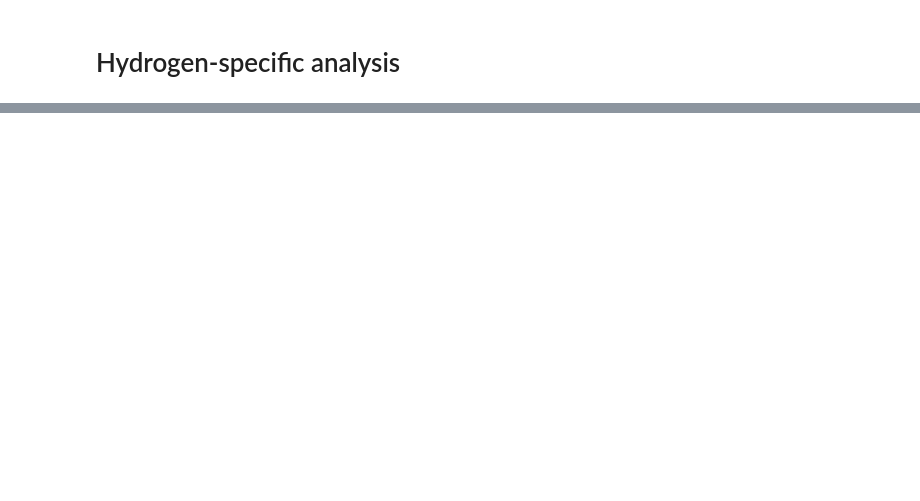
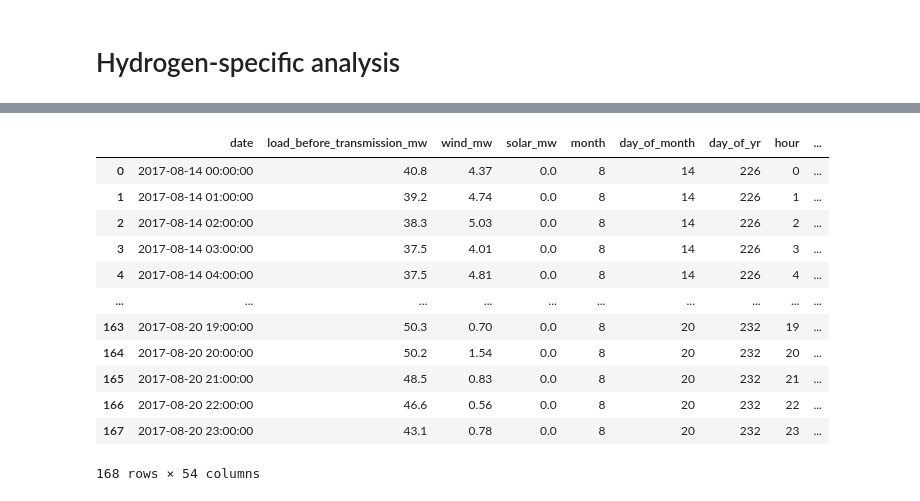
Before and after one commit to b-o-l-l-a/aes-engy-692, a Jupyter notebook: amerigo_island/notebooks/resilience.ipynb, the cells around one changed output, grey strips where cells are left out. Cells and saved outputs as stored; diff of their text form; code cells hidden in the pictures; blank space fills up the shorter version.

```diff
--- a/amerigo_island/notebooks/resilience.ipynb
+++ b/amerigo_island/notebooks/resilience.ipynb
@@ -720,0 +782,27 @@ h2_final_df
+# %%
+def get_resilience_df(df, daynum):
+
+    decorated_df = df.copy()
+
+    decorated_df = decorated_df[
+        (decorated_df[day_of_yr_colname] <= daynum)
+        & (decorated_df[day_of_yr_colname] >= daynum - 6)
+    ]
+
+    decorated_df = decorated_df.reset_index(drop=True)
+
+#     decorated_df.sort_values(date_colname)
+#     decorated_df[cuml_load_since_prev_charge_colname] = None
+
+#     for idx, row in decorated_df.iterrows():
+
+#         if idx == 0:
+#             val = row[critical_load_less_vre_colname]
+#         elif row[critical_load_less_vre_colname] > 0:
+#             val = decorated_df.loc[idx - 1, cuml_load_since_prev_charge_colname] + row[critical_load_less_vre_colname]
+#         else:
+#             val = 0
+
+#         decorated_df.at[idx, cuml_load_since_prev_charge_colname] = val
+
+    return decorated_df
@@ -720,0 +813,16 @@ h2_final_df
+# %%
+resil_max_week_load_df
+# %% [output]
+|  | date | load_before_transmission_mw | wind_mw | solar_mw | month | day_of_month | day_of_yr | hour | ... |
+| 0 | 2017-08-14 00:00:00 | 40.8 | 4.37 | 0.0 | 8 | 14 | 226 | 0 | ... |
+| 1 | 2017-08-14 01:00:00 | 39.2 | 4.74 | 0.0 | 8 | 14 | 226 | 1 | ... |
+| 2 | 2017-08-14 02:00:00 | 38.3 | 5.03 | 0.0 | 8 | 14 | 226 | 2 | ... |
+| 3 | 2017-08-14 03:00:00 | 37.5 | 4.01 | 0.0 | 8 | 14 | 226 | 3 | ... |
+| 4 | 2017-08-14 04:00:00 | 37.5 | 4.81 | 0.0 | 8 | 14 | 226 | 4 | ... |
+| ... | ... | ... | ... | ... | ... | ... | ... | ... | ... |
+| 163 | 2017-08-20 19:00:00 | 50.3 | 0.70 | 0.0 | 8 | 20 | 232 | 19 | ... |
+| 164 | 2017-08-20 20:00:00 | 50.2 | 1.54 | 0.0 | 8 | 20 | 232 | 20 | ... |
+| 165 | 2017-08-20 21:00:00 | 48.5 | 0.83 | 0.0 | 8 | 20 | 232 | 21 | ... |
+| 166 | 2017-08-20 22:00:00 | 46.6 | 0.56 | 0.0 | 8 | 20 | 232 | 22 | ... |
+| 167 | 2017-08-20 23:00:00 | 43.1 | 0.78 | 0.0 | 8 | 20 | 232 | 23 | ... |
+168 rows × 54 columns
```
Also changed, not shown: parts of 19 cells of this notebook.
